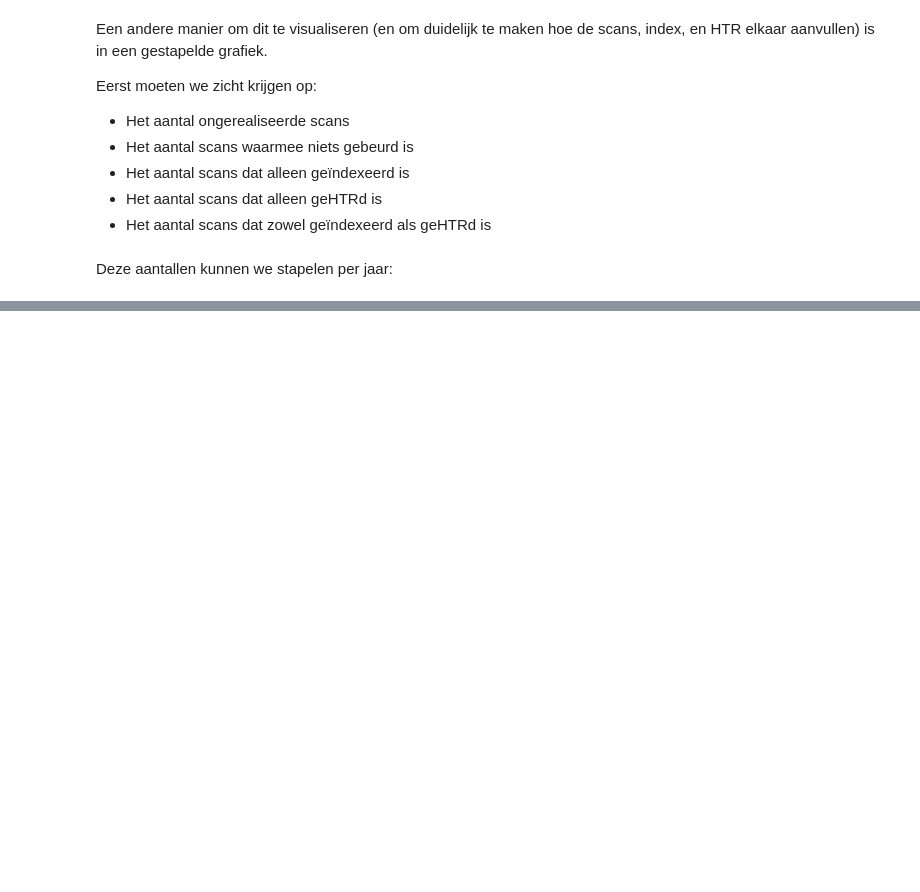
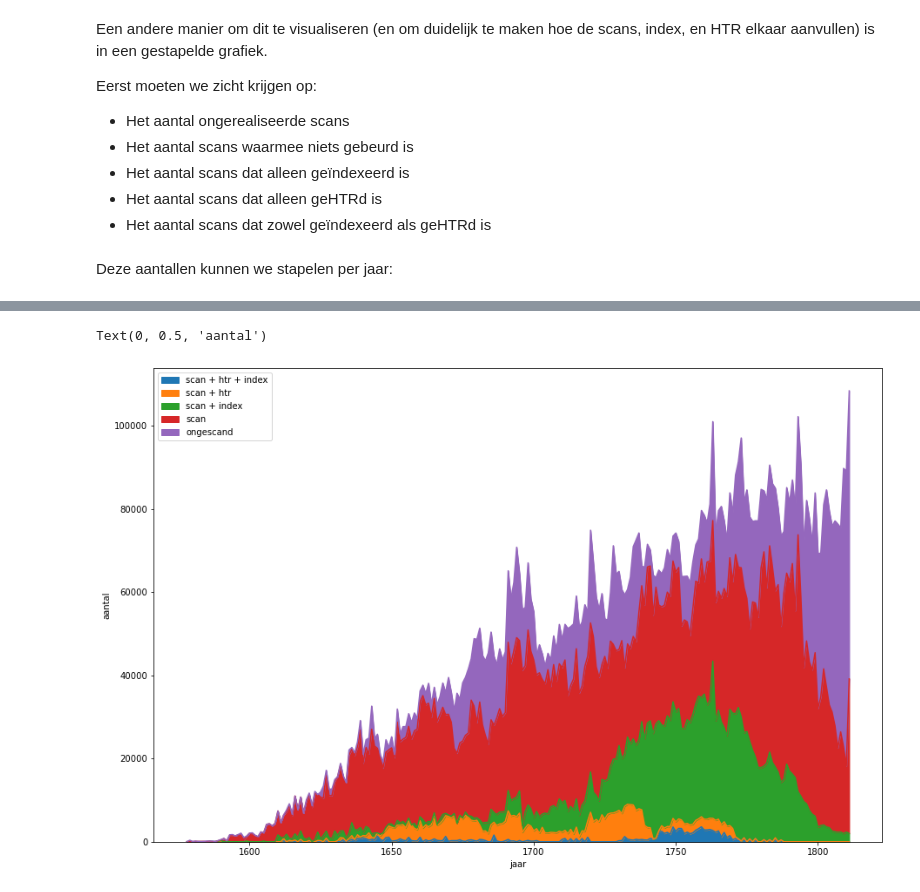
Before and after one commit to Jirsireinders/notarial, a Jupyter notebook: Statistieken_SAA.ipynb, the cells around one changed output, grey strips where cells are left out. Drawn from its saved outputs; the diff is of its cells as text; code cells hidden in the pictures; blank space fills up the shorter version.

Commit message:
extra figure

```diff
--- a/Statistieken_SAA.ipynb
+++ b/Statistieken_SAA.ipynb
@@ -321,0 +322,7 @@ Text(0, 0.5, 'aantal')
+# %%
+ax = df_stats_year[df_stats_year.index <= 1811].plot.area(figsize=(15, 10))
+ax.set_xlabel("jaar")
+ax.set_ylabel("aantal")
+# %% [output]
+Text(0, 0.5, 'aantal')
+[figure, added]
```
Also changed, not shown: parts of 2 cells of this notebook.
